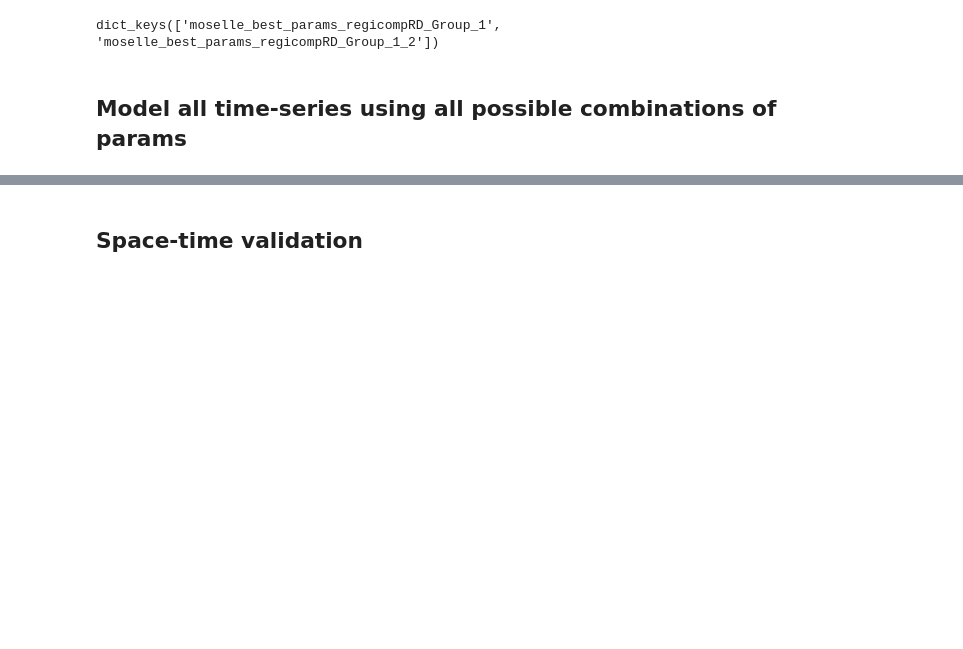
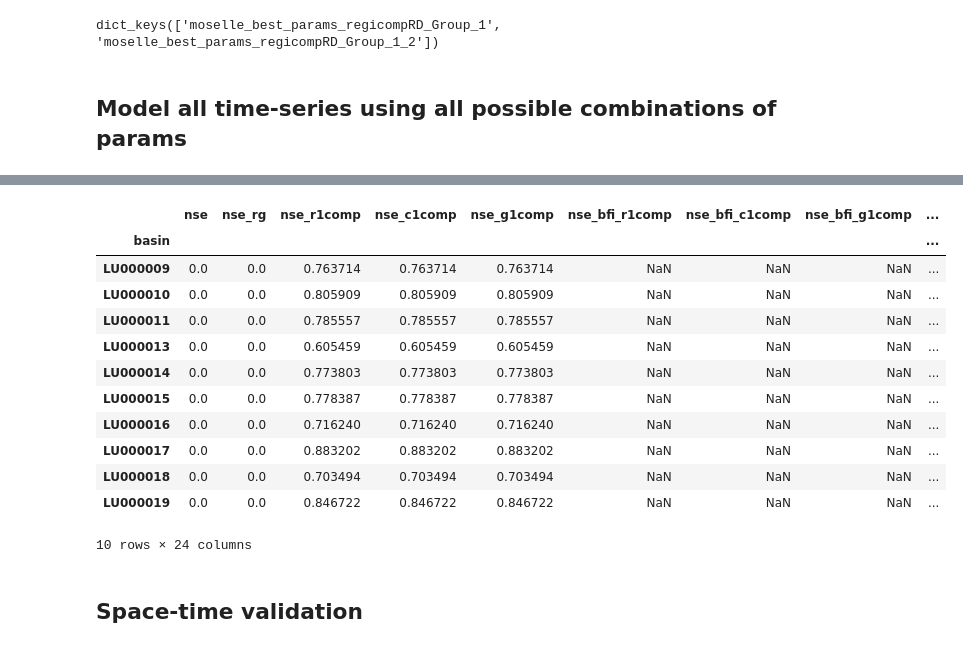
Before and after one commit to thiagovmdon/estreams_superflexpy, a Jupyter notebook: code/Part-G-model-evaluation-RD.ipynb, the cells around one changed output, grey strips where cells are left out. Cells and saved outputs as stored; diff of their text form; code cells hidden in the pictures; blank space fills up the shorter version.

```diff
--- a/code/Part-G-model-evaluation-RD.ipynb
+++ b/code/Part-G-model-evaluation-RD.ipynb
@@ -1246,3 +1172,19 @@ data_diff_cal_complete
+# %%
+data_diff_cal_complete.iloc[-10:]
+# %% [output]
+|  | nse | nse_rg | nse_r1comp | nse_c1comp | nse_g1comp | nse_bfi_r1comp | nse_bfi_c1comp | nse_bfi_g1comp | ... |
+| basin |  |  |  |  |  |  |  |  | ... |
+| LU000009 | 0.0 | 0.0 | 0.763714 | 0.763714 | 0.763714 | NaN | NaN | NaN | ... |
+| LU000010 | 0.0 | 0.0 | 0.805909 | 0.805909 | 0.805909 | NaN | NaN | NaN | ... |
+| LU000011 | 0.0 | 0.0 | 0.785557 | 0.785557 | 0.785557 | NaN | NaN | NaN | ... |
+| LU000013 | 0.0 | 0.0 | 0.605459 | 0.605459 | 0.605459 | NaN | NaN | NaN | ... |
+| LU000014 | 0.0 | 0.0 | 0.773803 | 0.773803 | 0.773803 | NaN | NaN | NaN | ... |
+| LU000015 | 0.0 | 0.0 | 0.778387 | 0.778387 | 0.778387 | NaN | NaN | NaN | ... |
+| LU000016 | 0.0 | 0.0 | 0.716240 | 0.716240 | 0.716240 | NaN | NaN | NaN | ... |
+| LU000017 | 0.0 | 0.0 | 0.883202 | 0.883202 | 0.883202 | NaN | NaN | NaN | ... |
+| LU000018 | 0.0 | 0.0 | 0.703494 | 0.703494 | 0.703494 | NaN | NaN | NaN | ... |
+| LU000019 | 0.0 | 0.0 | 0.846722 | 0.846722 | 0.846722 | NaN | NaN | NaN | ... |
+10 rows × 24 columns
 # %% [markdown]
 ## Space-time validation
 # %%
```
Also changed, not shown: parts of 8 cells of this notebook, 5 other files.
